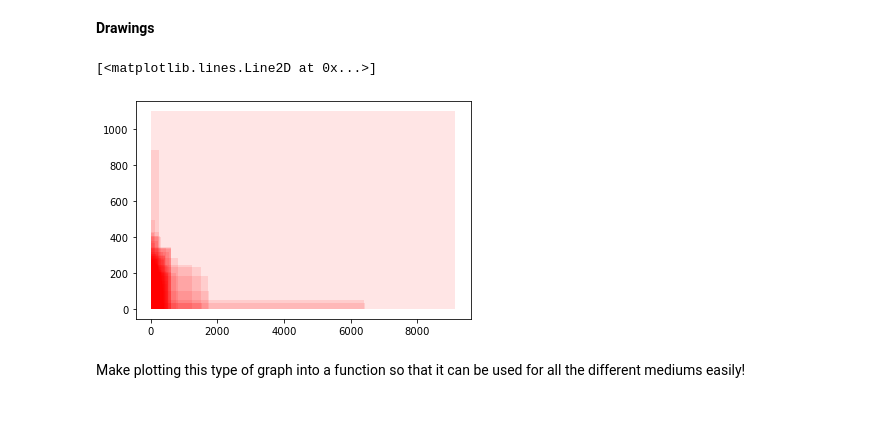
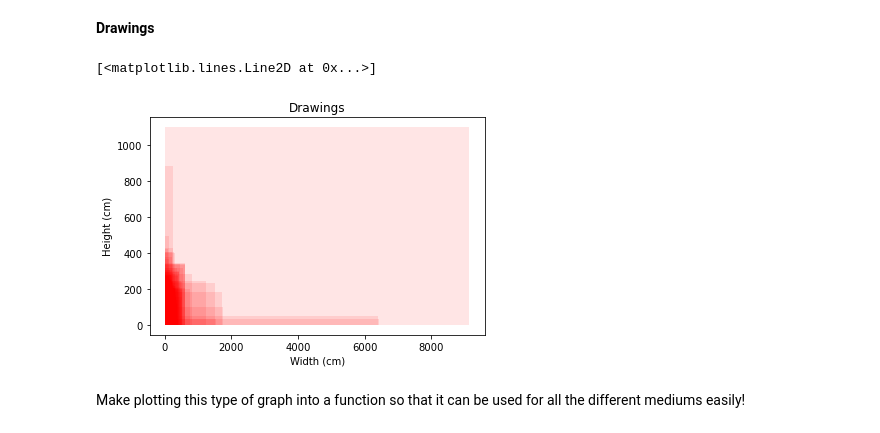
Before and after one commit to niamhbrockbank/art-related, a Jupyter notebook: early-experimentation.ipynb, the cells around one changed output. Drawn from its saved outputs; the diff is of its cells as text; code cells hidden in the pictures.

```diff
--- a/early-experimentation.ipynb
+++ b/early-experimentation.ipynb
@@ -134,30 +137,33 @@ Include drawings and photographs as subplots.
 # %%
 #Following the same approach as for the paintings above
 #Getting the data into lists that I know how to use and plotting simply on a scattergraph
 drawingWidth = []
 drawingHeight = []
 counter = 0
 
 #For each of the pieces of art "media" check if it is a painting then add it's dimensions to the list if it is!
 for media in artworksData['Classification']:
     counter += 1
     if media == 'Drawing':
         drawingWidth.append(artworksData['Width (cm)'][counter])
         drawingHeight.append(artworksData['Height (cm)'][counter])
 
 
 shapeCounter = 0
 #painting shape
 for widths in drawingWidth:
     rect = mpatches.Rectangle((0,0), widths, drawingHeight[shapeCounter],
                             alpha = 0.1,
                             facecolor = 'red')
     shapeCounter += 1
     plt.gca().add_patch(rect)
 
+plt.title('Drawings')
+plt.xlabel('Width (cm)')
+plt.ylabel('Height (cm)')
 plt.plot(drawingWidth, drawingHeight, linestyle ='')
 # %% [output]
 [<matplotlib.lines.Line2D at 0x...>]
-[figure, old version]
+[figure, new version]
 # %% [markdown]
 Make plotting this type of graph into a function so that it can be used for all the different mediums easily!
```
Also changed, not shown: parts of 5 cells of this notebook.
